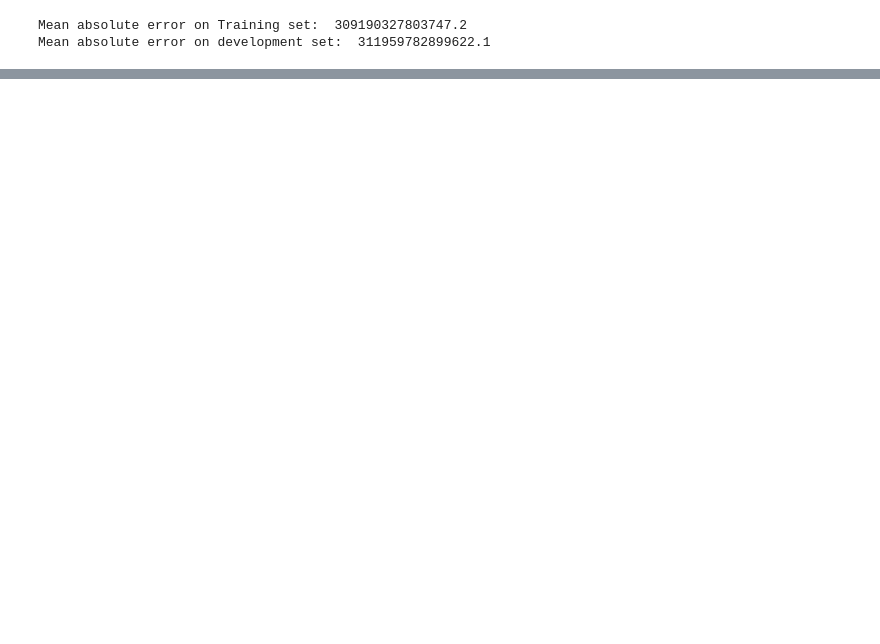
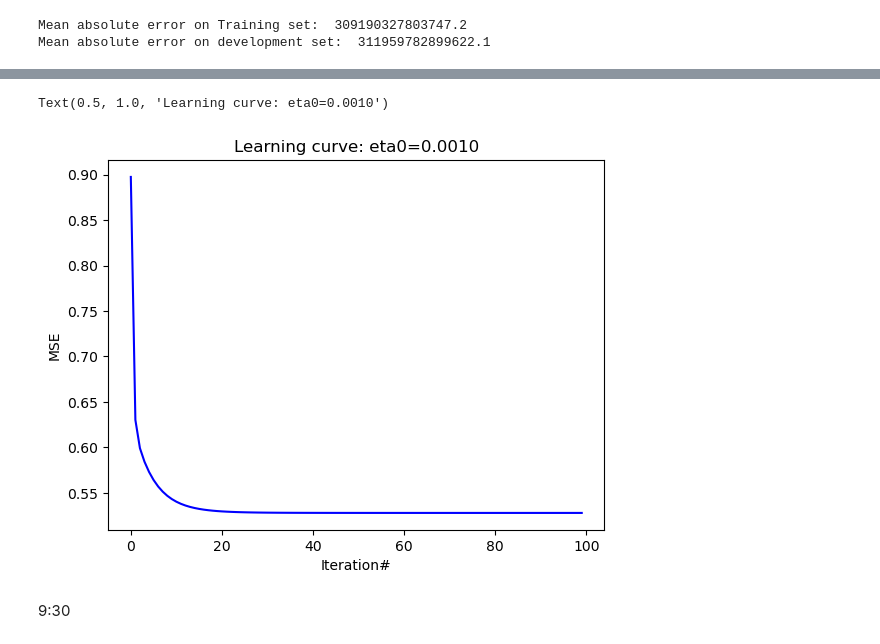
Before and after one commit to MimiChechelli/SGDRegressor, a Jupyter notebook: SGDRegressor Demonstration.ipynb, the cells around one changed output, grey strips where cells are left out. Cells and saved outputs as stored; diff of their text form; code cells hidden in the pictures; blank space fills up the shorter version.

```diff
--- a/SGDRegressor Demonstration.ipynb
+++ b/SGDRegressor Demonstration.ipynb
@@ -33,0 +72,22 @@ Mean absolute error on development set:  311959782899622.1
+# %%
+eta0 = 1e-3
+sgd_pipeline = Pipeline([("features_scaling", StandardScaler()),
+                        ("SGD", SGDRegressor(max_iter=1, tol=None, #-np.infty,
+                                            warm_start=True, eta0 = eta0,
+                                            random_state = 42))])
+
+loss = []
+for epoch in range(100):
+    sgd_pipeline.fit(train_features, train_labels)
+    loss.append(mean_squared_error(train_labels,
+                                    sgd_pipeline.predict(train_features)))
+
+plt.plot(np.arange(len(loss)), loss, '-b')
+plt.xlabel('Iteration#')
+plt.ylabel('MSE')
+plt.title(f'Learning curve: eta0={eta0:.4f}')
+# %% [output]
+Text(0.5, 1.0, 'Learning curve: eta0=0.0010')
+[figure, added]
+# %% [markdown]
+9:30
```
Also changed, not shown: parts of 5 cells of this notebook.
